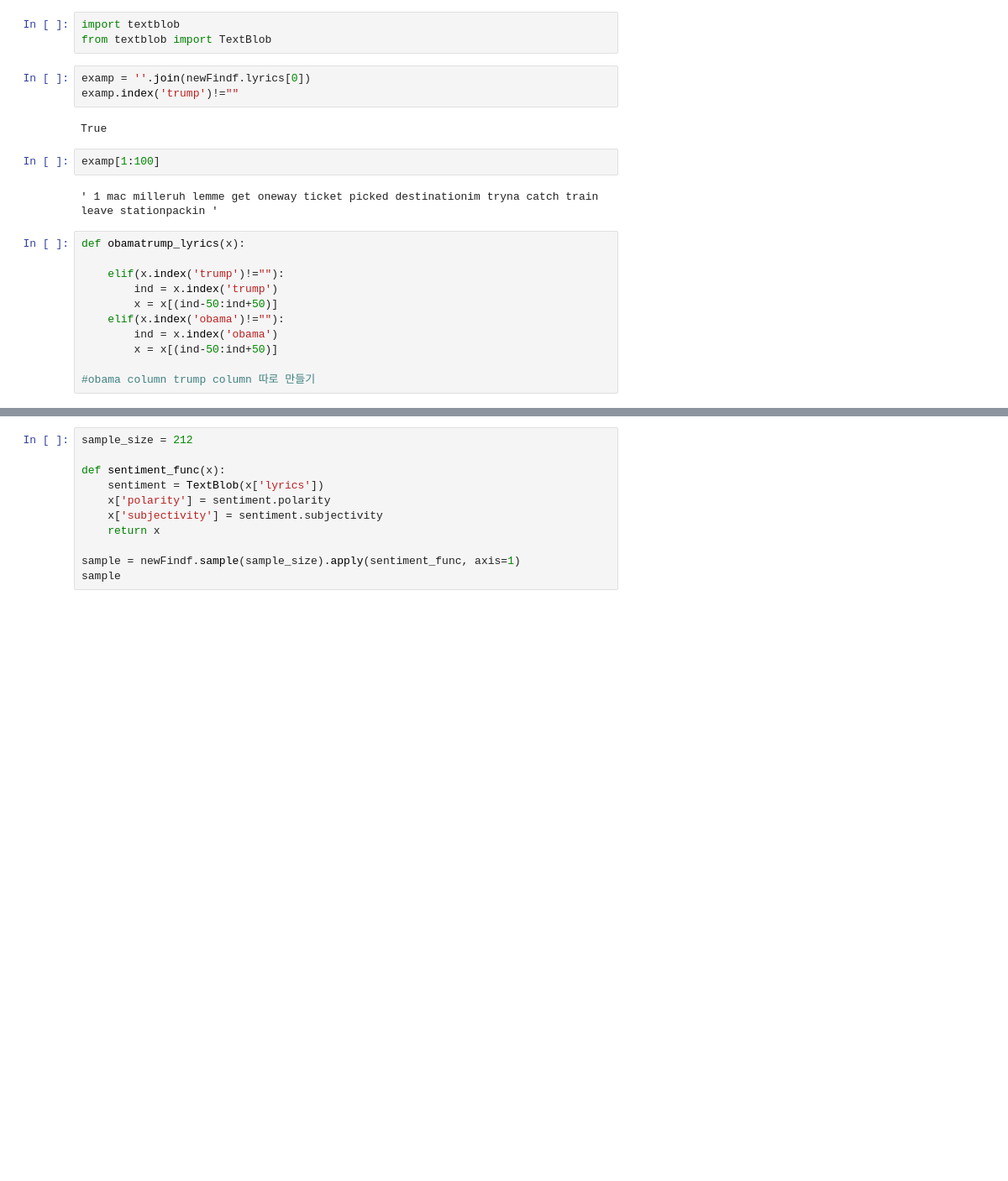
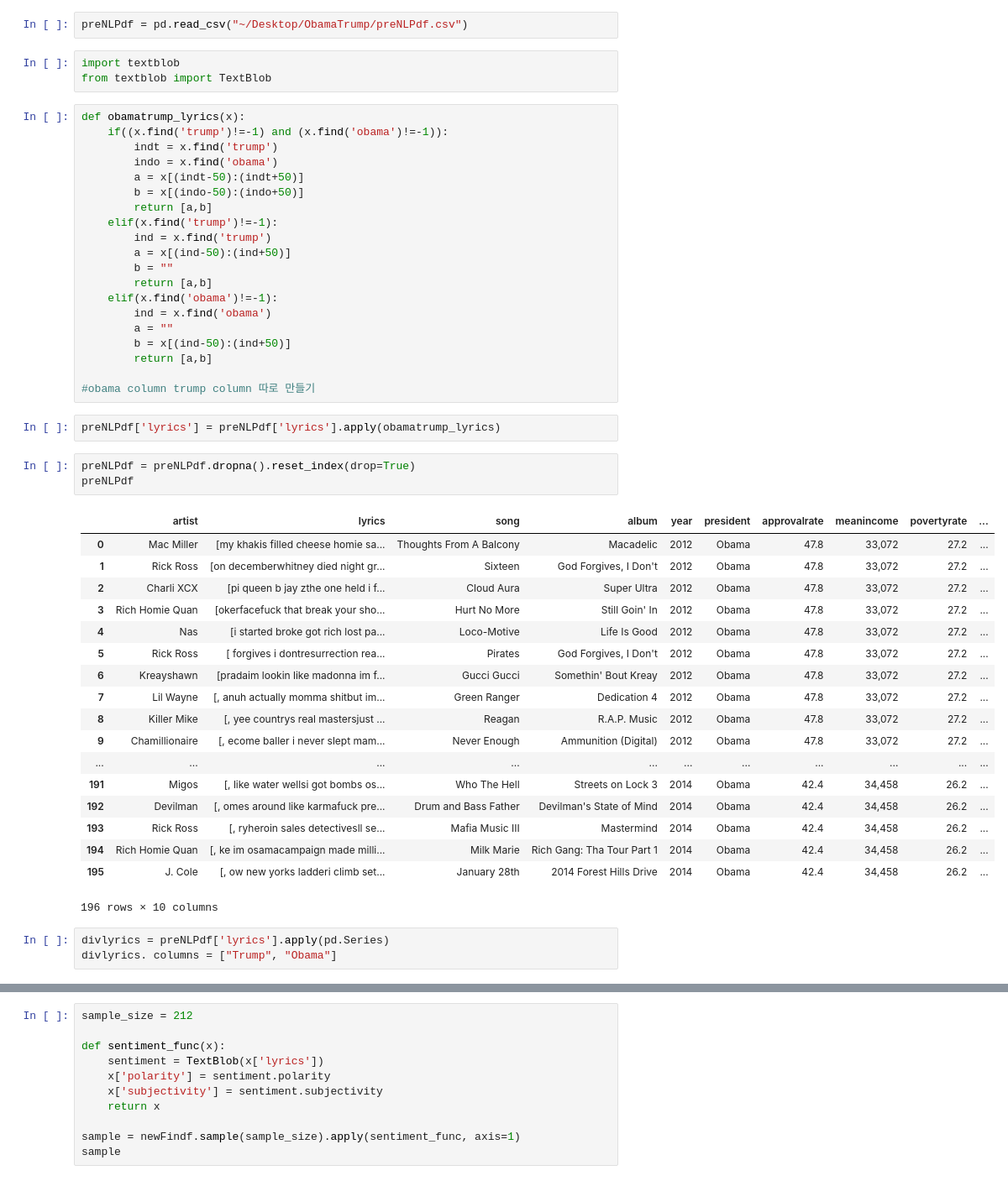
Before and after one commit to joonsooro/ObamaTrump, a Jupyter notebook: ScrapedDataCleaning.ipynb, the cells around one changed output, grey strips where cells are left out. Shown: that part at 84% size. Saved outputs shown, nothing was run; the diff lists cells and outputs as text; blank space fills up the shorter version.

Commit message:
president references divided

```diff
--- a/ScrapedDataCleaning.ipynb
+++ b/ScrapedDataCleaning.ipynb
@@ -464,23 +466,52 @@ newFindf
+# %%
+preNLPdf = pd.read_csv("~/Desktop/ObamaTrump/preNLPdf.csv")
 # %%
 import textblob
 from textblob import TextBlob
-# %%
-examp = ''.join(newFindf.lyrics[0])
-examp.index('trump')!=""
-# %% [output]
-True
-# %%
-examp[1:100]
-# %% [output]
-' 1 mac milleruh lemme get oneway ticket picked destinationim tryna catch train leave stationpackin '
 # %%
 def obamatrump_lyrics(x):
-
-    elif(x.index('trump')!=""):
-        ind = x.index('trump')
-        x = x[(ind-50:ind+50)]
-    elif(x.index('obama')!=""):
-        ind = x.index('obama')
-        x = x[(ind-50:ind+50)]
+    if((x.find('trump')!=-1) and (x.find('obama')!=-1)):
+        indt = x.find('trump')
+        indo = x.find('obama')
+        a = x[(indt-50):(indt+50)]
+        b = x[(indo-50):(indo+50)]
+        return [a,b]
+    elif(x.find('trump')!=-1):
+        ind = x.find('trump')
+        a = x[(ind-50):(ind+50)]
+        b = ""
+        return [a,b]
+    elif(x.find('obama')!=-1):
+        ind = x.find('obama')
+        a = ""
+        b = x[(ind-50):(ind+50)]
+        return [a,b]
 
 #obama column trump column 따로 만들기
+# %%
+preNLPdf['lyrics'] = preNLPdf['lyrics'].apply(obamatrump_lyrics)
+# %%
+preNLPdf = preNLPdf.dropna().reset_index(drop=True)
+preNLPdf
+# %% [output]
+|  | artist | lyrics | song | album | year | president | approvalrate | meanincome | povertyrate | ... |
+| 0 | Mac Miller | [my khakis filled cheese homie sa... | Thoughts From A Balcony | Macadelic | 2012 | Obama | 47.8 | 33,072 | 27.2 | ... |
+| 1 | Rick Ross | [on decemberwhitney died night gr... | Sixteen | God Forgives, I Don't | 2012 | Obama | 47.8 | 33,072 | 27.2 | ... |
+| 2 | Charli XCX | [pi queen b jay zthe one held i f... | Cloud Aura | Super Ultra | 2012 | Obama | 47.8 | 33,072 | 27.2 | ... |
+| 3 | Rich Homie Quan | [okerfacefuck that break your sho... | Hurt No More | Still Goin' In | 2012 | Obama | 47.8 | 33,072 | 27.2 | ... |
+| 4 | Nas | [i started broke got rich lost pa... | Loco-Motive | Life Is Good | 2012 | Obama | 47.8 | 33,072 | 27.2 | ... |
+| 5 | Rick Ross | [ forgives i dontresurrection rea... | Pirates | God Forgives, I Don't | 2012 | Obama | 47.8 | 33,072 | 27.2 | ... |
+| 6 | Kreayshawn | [pradaim lookin like madonna im f... | Gucci Gucci | Somethin' Bout Kreay | 2012 | Obama | 47.8 | 33,072 | 27.2 | ... |
+| 7 | Lil Wayne | [, anuh actually momma shitbut im... | Green Ranger | Dedication 4 | 2012 | Obama | 47.8 | 33,072 | 27.2 | ... |
+| 8 | Killer Mike | [, yee countrys real mastersjust ... | Reagan | R.A.P. Music | 2012 | Obama | 47.8 | 33,072 | 27.2 | ... |
+| 9 | Chamillionaire | [, ecome baller i never slept mam... | Never Enough | Ammunition (Digital) | 2012 | Obama | 47.8 | 33,072 | 27.2 | ... |
+| ... | ... | ... | ... | ... | ... | ... | ... | ... | ... | ... |
+| 191 | Migos | [, like water wellsi got bombs os... | Who The Hell | Streets on Lock 3 | 2014 | Obama | 42.4 | 34,458 | 26.2 | ... |
+| 192 | Devilman | [, omes around like karmafuck pre... | Drum and Bass Father | Devilman's State of Mind | 2014 | Obama | 42.4 | 34,458 | 26.2 | ... |
+| 193 | Rick Ross | [, ryheroin sales detectivesll se... | Mafia Music III | Mastermind | 2014 | Obama | 42.4 | 34,458 | 26.2 | ... |
+| 194 | Rich Homie Quan | [, ke im osamacampaign made milli... | Milk Marie | Rich Gang: Tha Tour Part 1 | 2014 | Obama | 42.4 | 34,458 | 26.2 | ... |
+| 195 | J. Cole | [, ow new yorks ladderi climb set... | January 28th | 2014 Forest Hills Drive | 2014 | Obama | 42.4 | 34,458 | 26.2 | ... |
+196 rows × 10 columns
+# %%
+divlyrics = preNLPdf['lyrics'].apply(pd.Series)
+divlyrics. columns = ["Trump", "Obama"]
```
Also changed, not shown: parts of 11 cells of this notebook, 1 other file.
